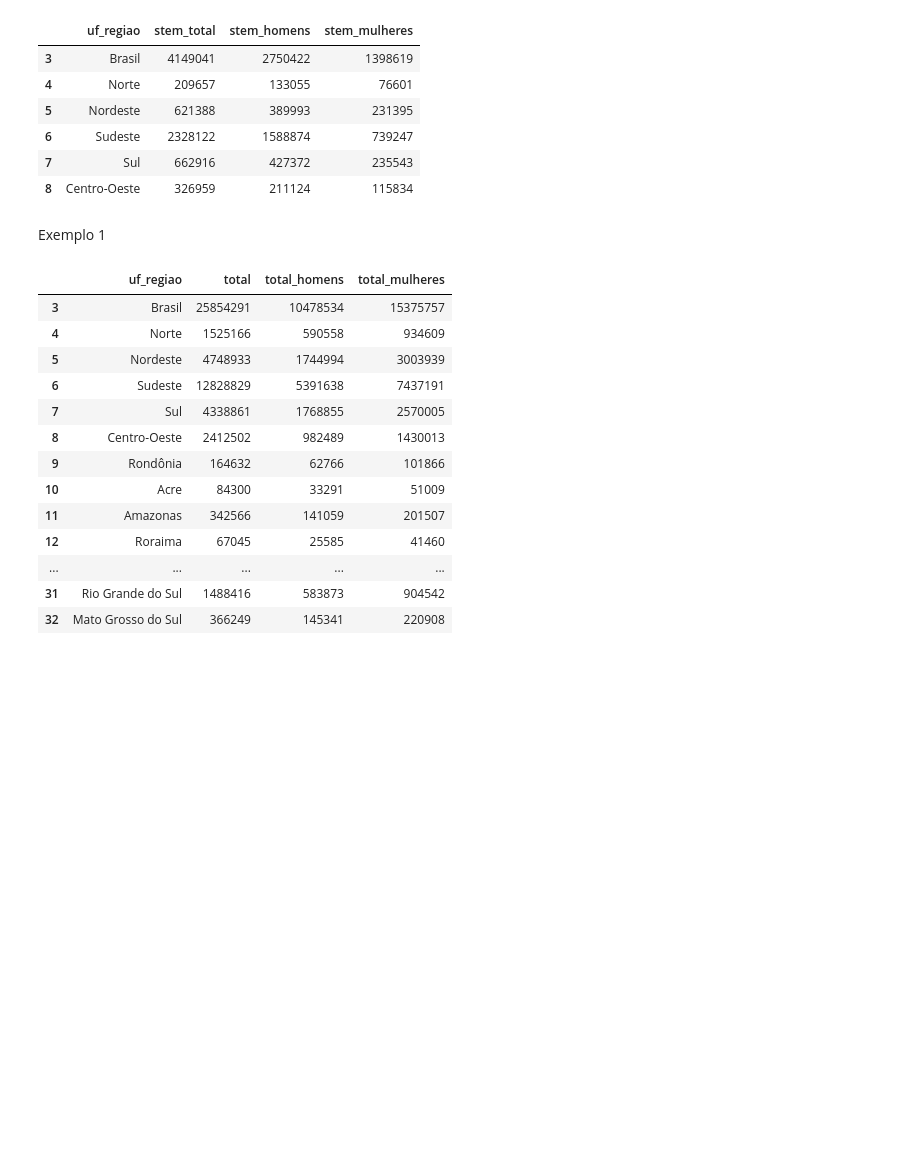
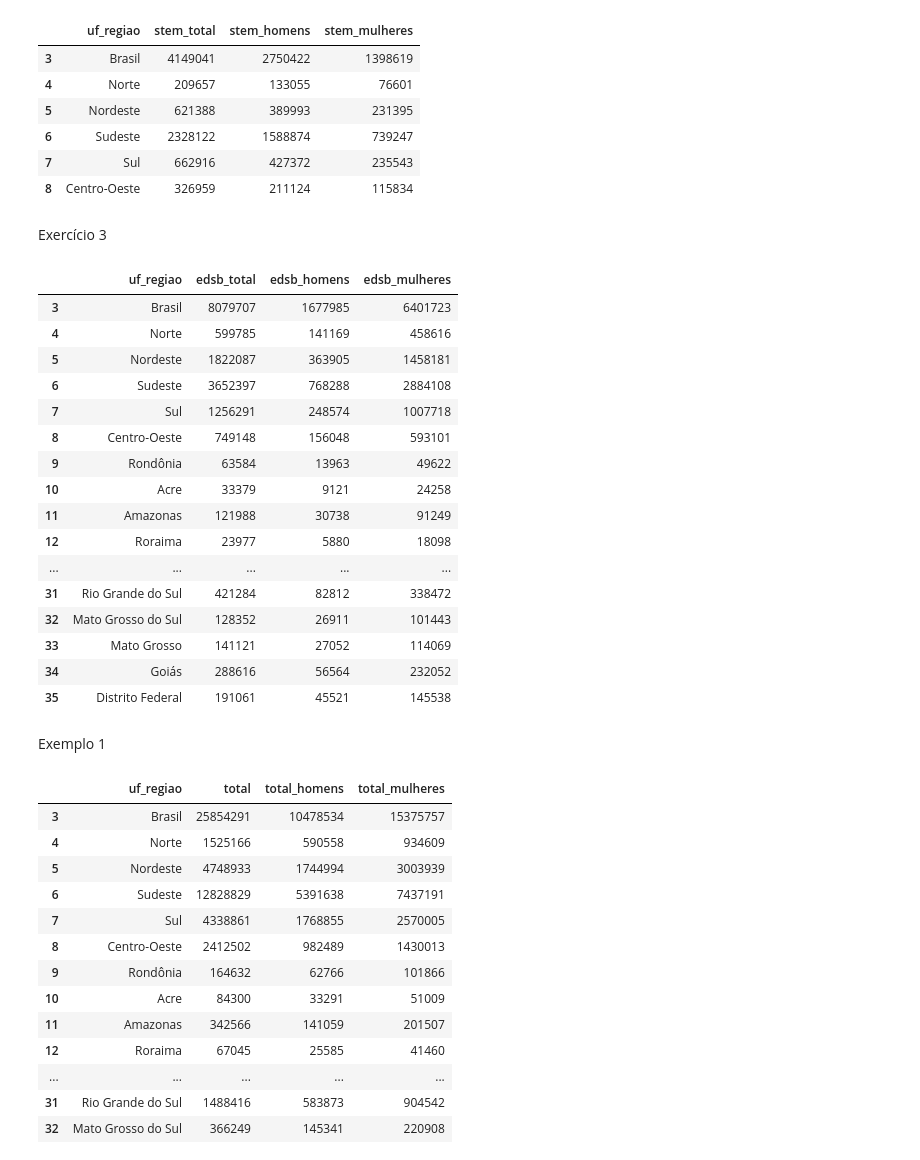
Before and after one commit to Ninassc/analise_dados, a Jupyter notebook: atv3/Atividade_Aula3_Alunos.ipynb, the cells around one changed output. Cells and saved outputs as stored; diff of their text form; code cells hidden in the pictures; blank space fills up the shorter version.

```diff
--- a/atv3/Atividade_Aula3_Alunos.ipynb
+++ b/atv3/Atividade_Aula3_Alunos.ipynb
@@ -49,6 +51,38 @@ formacao_stem
 | 6 | Sudeste | 2328122 | 1588874 | 739247 |
 | 7 | Sul | 662916 | 427372 | 235543 |
 | 8 | Centro-Oeste | 326959 | 211124 | 115834 |
+# %% [markdown]
+Exercício 3
+# %%
+
+formacao_edsb = formacao_bruto.iloc[3:36, [0, 7, 8, 9]].copy()
+
+formacao_edsb.columns = [
+    "uf_regiao",
+    "edsb_total",
+    "edsb_homens",
+    "edsb_mulheres",
+]
+# %%
+formacao_edsb
+# %% [output]
+|  | uf_regiao | edsb_total | edsb_homens | edsb_mulheres |
+| 3 | Brasil | 8079707 | 1677985 | 6401723 |
+| 4 | Norte | 599785 | 141169 | 458616 |
+| 5 | Nordeste | 1822087 | 363905 | 1458181 |
+| 6 | Sudeste | 3652397 | 768288 | 2884108 |
+| 7 | Sul | 1256291 | 248574 | 1007718 |
+| 8 | Centro-Oeste | 749148 | 156048 | 593101 |
+| 9 | Rondônia | 63584 | 13963 | 49622 |
+| 10 | Acre | 33379 | 9121 | 24258 |
+| 11 | Amazonas | 121988 | 30738 | 91249 |
+| 12 | Roraima | 23977 | 5880 | 18098 |
+| ... | ... | ... | ... | ... |
+| 31 | Rio Grande do Sul | 421284 | 82812 | 338472 |
+| 32 | Mato Grosso do Sul | 128352 | 26911 | 101443 |
+| 33 | Mato Grosso | 141121 | 27052 | 114069 |
+| 34 | Goiás | 288616 | 56564 | 232052 |
+| 35 | Distrito Federal | 191061 | 45521 | 145538 |
 # %% [markdown]
 Exemplo 1
 # %%
```
Also changed, not shown: parts of 2 cells of this notebook.
